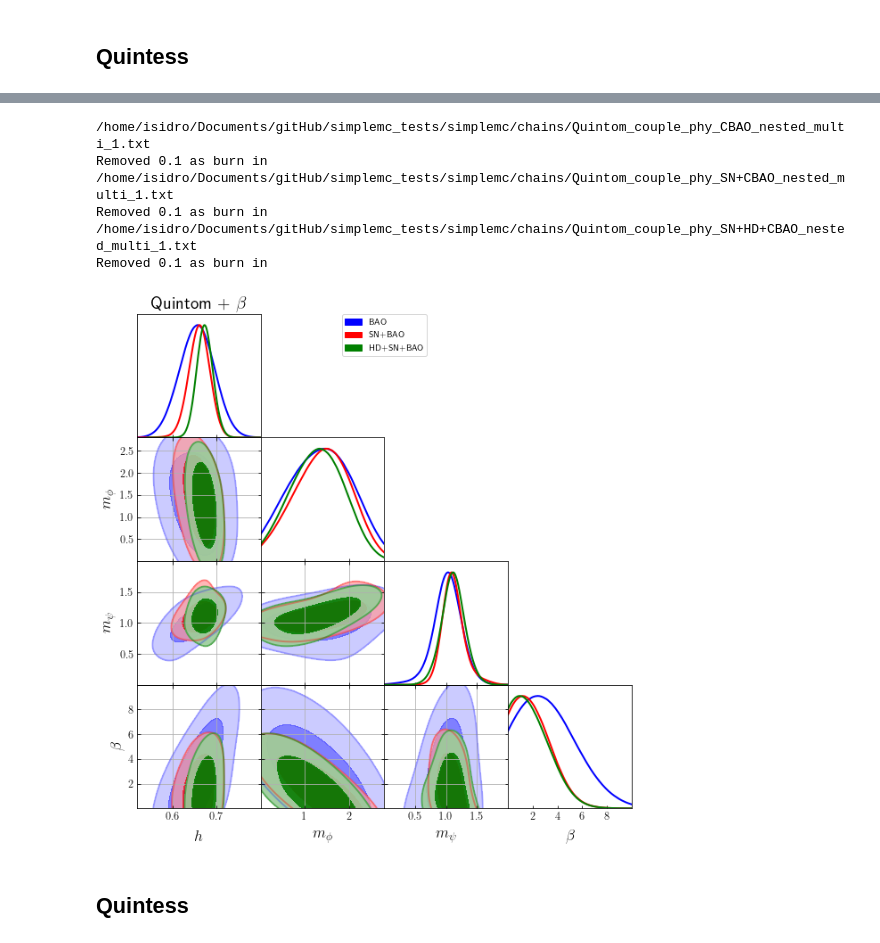
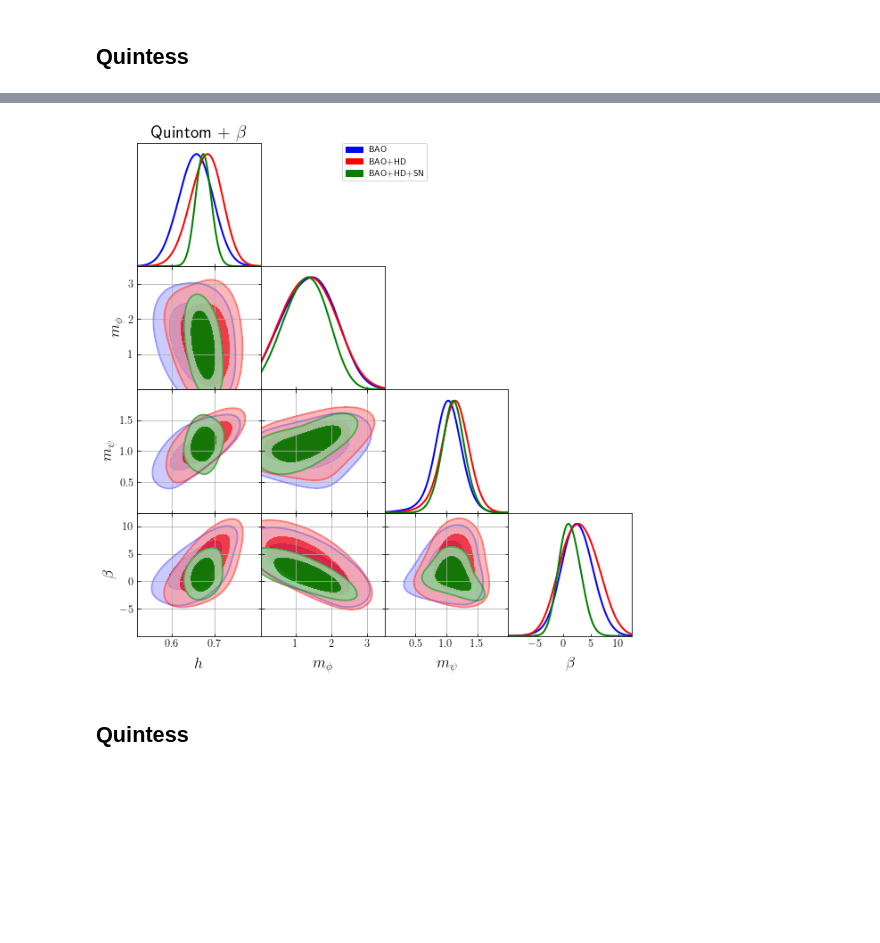
Before and after one commit to igomezv/simplemc_tests, a Jupyter notebook: Quintom.ipynb, the cells around one changed output, grey strips where cells are left out. Cells and saved outputs as stored; diff of their text form; code cells hidden in the pictures; blank space fills up the shorter version.

Commit message:
update quintom plots

```diff
--- a/Quintom.ipynb
+++ b/Quintom.ipynb
@@ -178,56 +164,52 @@ Removed 0.1 as burn in
 # %%
-roots = ['Quintom_couple_phy_CBAO_nested_multi','Quintom_couple_phy_SN+CBAO_nested_multi', 'Quintom_couple_phy_SN+HD+CBAO_nested_multi']
+roots = ['Quintom_couple_phy_CBAO_nested_multi','Quintom_couple_phy_HD+CBAO_nested_multi', 'Quintom_couple_phy_SN+HD+CBAO_nested_multi']
 
 
 g= plots.getSubplotPlotter(chain_dir = dir_name,width_inch=9,
                             analysis_settings={'smooth_scale_2D': 0.9, 'smooth_scale_1D': 0.9, 'ignore_rows': 0.1})
 g.settings.axes_fontsize = 15
 g.settings.lab_fontsize = 20
 g.settings.colorbar_axes_fontsize=20
 g.settings.colorbar_label_rotation= 0
 g.settings.alpha_filled_add =0.9
 g.settings.scatter_size = 9
 g.settings.lw_contour=3
 g.settings.colormap_scatter= 'hsv'
 g.triangle_plot(roots,
                 ['h','mquin', 'mphan', 'beta'],
                 contour_args=[{'lw':3, 'color':'blue', 'ls':'-'},
                               {'lw':2, 'color':'red', 'ls':'-'},
                               {'lw':2, 'color':'green', 'ls':'-'}], filled=True,
-                alphas=[0.5, 0.7, 0.9], legend_labels= ['BAO', 'SN+BAO', 'HD+SN+BAO'],
+                alphas=[0.5, 0.7, 0.9], legend_labels= ['BAO', 'BAO+HD', 'BAO+HD+SN'],
                 line_args=[{'lw':2, 'color':'blue'}, {'lw':2, 'color':'red', 'ls':'-'},
                 {'lw':2, 'color':'green'}], contour_colors=['blue','red','green'])
                 #,plot_3d_with_param='alpha')
-g.subplots[1,0].set_ylim(0, 2.6)
-g.subplots[1,1].set_xlim(0, 2.8)
-g.subplots[2,0].set_ylim(0, 2.)
-g.subplots[2,1].set_xlim(0, 2.8)
-g.subplots[2,1].set_ylim(0, 2.)
-g.subplots[2,2].set_xlim(0, 2.)
-g.subplots[3,0].set_ylim(0, 10.)
-g.subplots[3,1].set_xlim(0, 2.8)
-g.subplots[3,1].set_ylim(0, 10)
-g.subplots[3,2].set_xlim(0, 2.)
-g.subplots[3,2].set_ylim(0, 10.)
-g.subplots[3,3].set_xlim(0, 10.)
+# g.subplots[1,0].set_ylim(0, 2.6)
+# g.subplots[1,1].set_xlim(0, 2.8)
+# g.subplots[2,0].set_ylim(0, 2.)
+# g.subplots[2,1].set_xlim(0, 2.8)
+# g.subplots[2,1].set_ylim(0, 2.)
+# g.subplots[2,2].set_xlim(0, 2.)
+# g.subplots[3,0].set_ylim(0, 10.)
+# g.subplots[3,1].set_xlim(0, 2.8)
+# g.subplots[3,1].set_ylim(0, 10)
+# g.subplots[3,2].set_xlim(0, 2.)
+# g.subplots[3,2].set_ylim(0, 10.)
+# g.subplots[3,3].set_xlim(0, 10.)
+g.subplots[2,1].set_ylim(0, 2)
+g.subplots[1,0].set_ylim(0, 3.5)
 
 g.subplots[1,0].grid(True)
 g.subplots[2,0].grid(True)
 g.subplots[2,1].grid(True)
 g.subplots[3,0].grid(True)
 g.subplots[3,1].grid(True)
 g.subplots[3,2].grid(True)
 
 g.subplots[0,0].set_title('Quintom + $\\beta$', fontsize=20)
 g.export('Quintom_coupling2.pdf')
 # %% [output]
-/home/isidro/Documents/gitHub/simplemc_tests/simplemc/chains/Quintom_couple_phy_CBAO_nested_multi_1.txt
-Removed 0.1 as burn in
-/home/isidro/Documents/gitHub/simplemc_tests/simplemc/chains/Quintom_couple_phy_SN+CBAO_nested_multi_1.txt
-Removed 0.1 as burn in
-/home/isidro/Documents/gitHub/simplemc_tests/simplemc/chains/Quintom_couple_phy_SN+HD+CBAO_nested_multi_1.txt
-Removed 0.1 as burn in
-[figure, old version]
+[figure, new version]
 # %%
 # roots = ['Quintom_cos_beta_delta_phy_BBAO+Planck_15+HD+SN']
 
```
Also changed, not shown: parts of 5 cells of this notebook.
